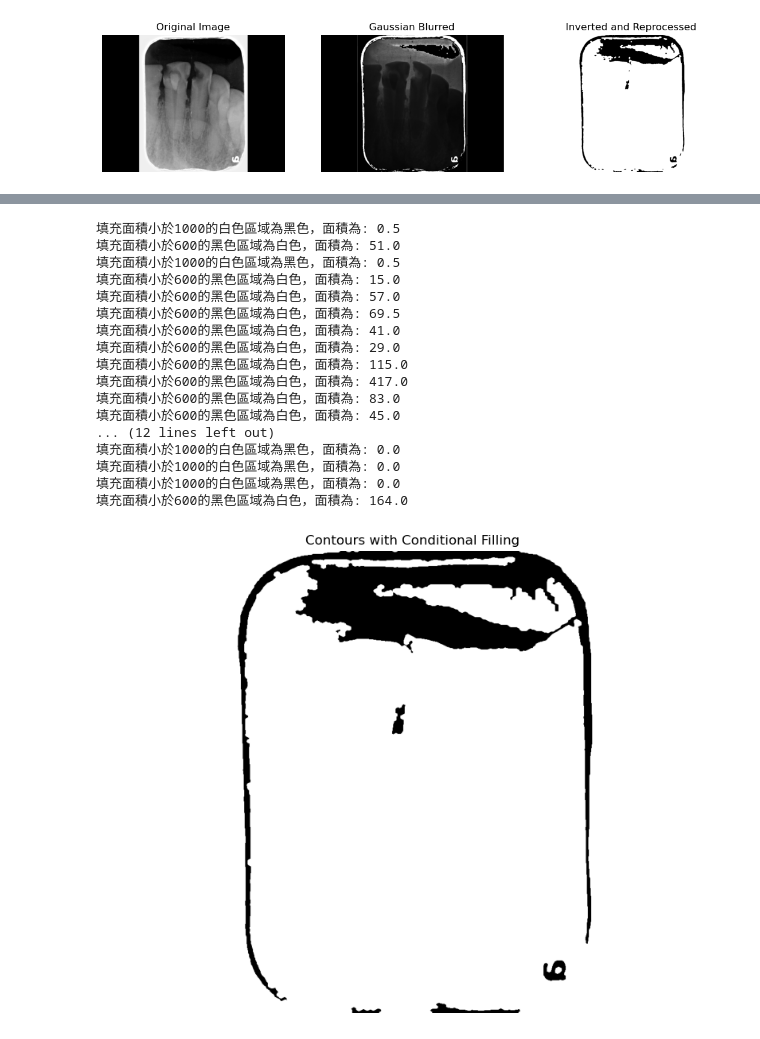
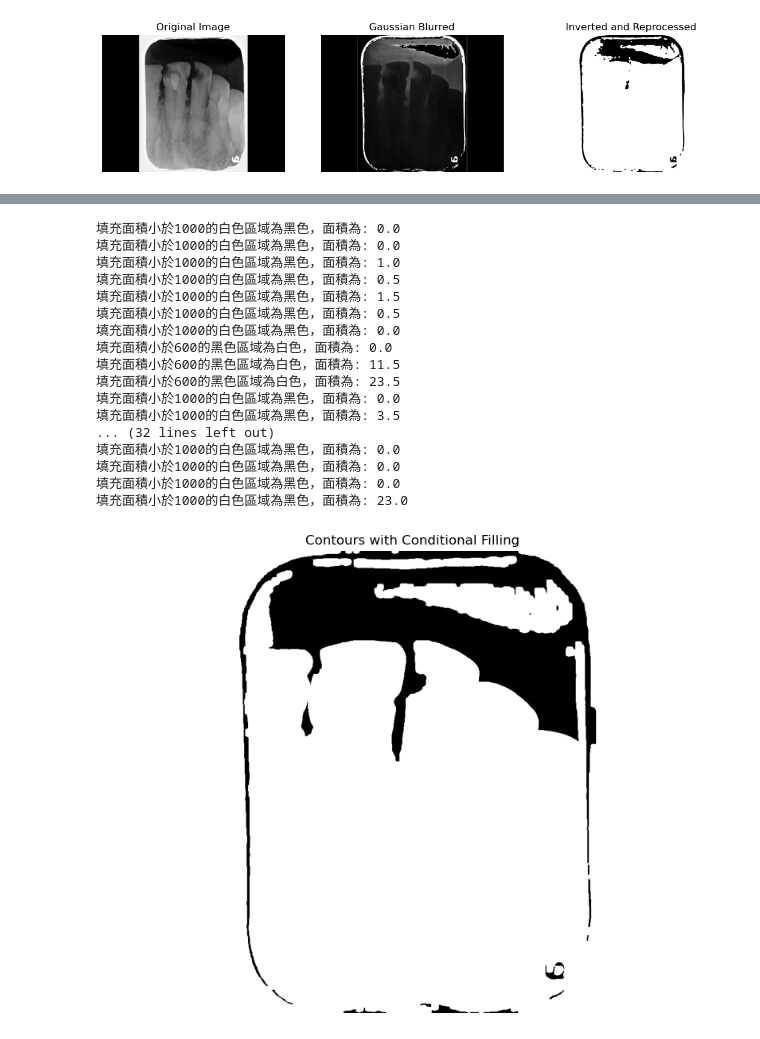
Before and after one commit to smartsurgerytek/dentistry-inference-fastapi, a Jupyter notebook: notebooks/postprocessing_backgound_mask.ipynb, the cells around one changed output, grey strips where cells are left out. Saved outputs shown, nothing was run; the diff lists cells and outputs as text; code cells hidden in the pictures.

```diff
--- a/notebooks/postprocessing_backgound_mask.ipynb
+++ b/notebooks/postprocessing_backgound_mask.ipynb
@@ -924,7 +1009,7 @@ import numpy as np
 import matplotlib.pyplot as plt
 
 # 讀取圖像
-image_path = "../data/pics/try/dilated_again.png"
+image_path = "../data/pics/try/caries-0.6741573-260-760_1_2022052768.png"
 image = cv2.imread(image_path)
 
 # 轉換為灰度圖像
@@ -938,43 +1023,43 @@ contours, _ = cv2.findContours(edges, cv2.RETR_EXTERNAL, cv2.CHAIN_APPROX_SIMPLE
 
 # 建立一個用於顯示的空白圖像
 contour_display_image = image.copy()
 
 # 遍歷所有輪廓並根據條件進行填充
 for contour in contours:
     area = cv2.contourArea(contour)
     mask = np.zeros_like(gray_image)
     cv2.drawContours(mask, [contour], -1, 255, -1)  # 建立掩膜
     mean_val = cv2.mean(gray_image, mask=mask)[0]  # 計算該區域的平均灰度值
 
     if area < 1000 and mean_val > 128:  # 白色（平均值接近255）
         print(f"填充面積小於1000的白色區域為黑色，面積為: {area}")
         cv2.drawContours(contour_display_image, [contour], -1, (0, 0, 0), thickness=cv2.FILLED)  # 將面積小於1000的白色區域填滿黑色
     elif area < 600 and mean_val <= 128:  # 黑色（平均值接近0）
         print(f"填充面積小於600的黑色區域為白色，面積為: {area}")
         cv2.drawContours(contour_display_image, [contour], -1, (255, 255, 255), thickness=cv2.FILLED)  # 將面積小於600的黑色區域填滿白色
 
 # 顯示結果
 plt.figure(figsize=(10, 10))
 plt.imshow(cv2.cvtColor(contour_display_image, cv2.COLOR_BGR2RGB))
 plt.title('Contours with Conditional Filling')
 plt.axis('off')
 plt.show()
 # %% [output]
+填充面積小於1000的白色區域為黑色，面積為: 0.0
+填充面積小於1000的白色區域為黑色，面積為: 0.0
+填充面積小於1000的白色區域為黑色，面積為: 1.0
 填充面積小於1000的白色區域為黑色，面積為: 0.5
-填充面積小於600的黑色區域為白色，面積為: 51.0
+填充面積小於1000的白色區域為黑色，面積為: 1.5
 填充面積小於1000的白色區域為黑色，面積為: 0.5
-填充面積小於600的黑色區域為白色，面積為: 15.0
-填充面積小於600的黑色區域為白色，面積為: 57.0
-填充面積小於600的黑色區域為白色，面積為: 69.5
-填充面積小於600的黑色區域為白色，面積為: 41.0
-填充面積小於600的黑色區域為白色，面積為: 29.0
-填充面積小於600的黑色區域為白色，面積為: 115.0
-填充面積小於600的黑色區域為白色，面積為: 417.0
-填充面積小於600的黑色區域為白色，面積為: 83.0
-填充面積小於600的黑色區域為白色，面積為: 45.0
-... (12 lines left out)
+填充面積小於1000的白色區域為黑色，面積為: 0.0
+填充面積小於600的黑色區域為白色，面積為: 0.0
+填充面積小於600的黑色區域為白色，面積為: 11.5
+填充面積小於600的黑色區域為白色，面積為: 23.5
+填充面積小於1000的白色區域為黑色，面積為: 0.0
+填充面積小於1000的白色區域為黑色，面積為: 3.5
+... (32 lines left out)
 填充面積小於1000的白色區域為黑色，面積為: 0.0
 填充面積小於1000的白色區域為黑色，面積為: 0.0
 填充面積小於1000的白色區域為黑色，面積為: 0.0
-填充面積小於600的黑色區域為白色，面積為: 164.0
+填充面積小於1000的白色區域為黑色，面積為: 23.0
-[figure, old version]
+[figure, new version]
```
Also changed, not shown: parts of 2 cells of this notebook.
